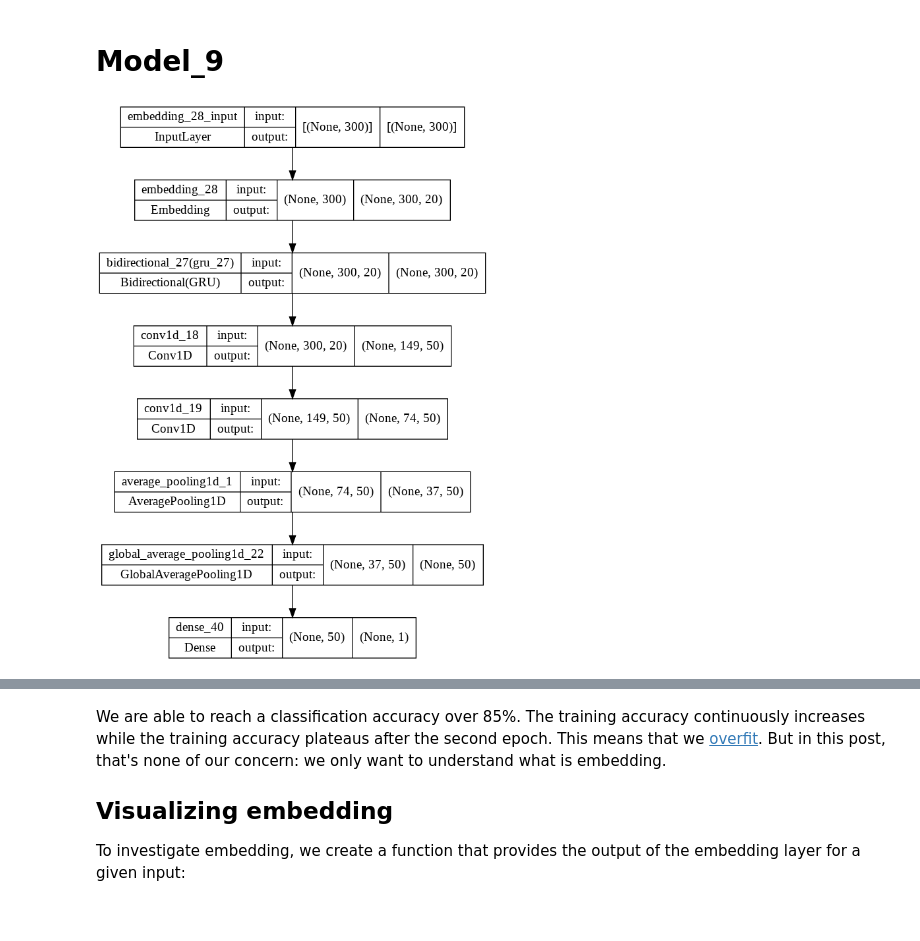
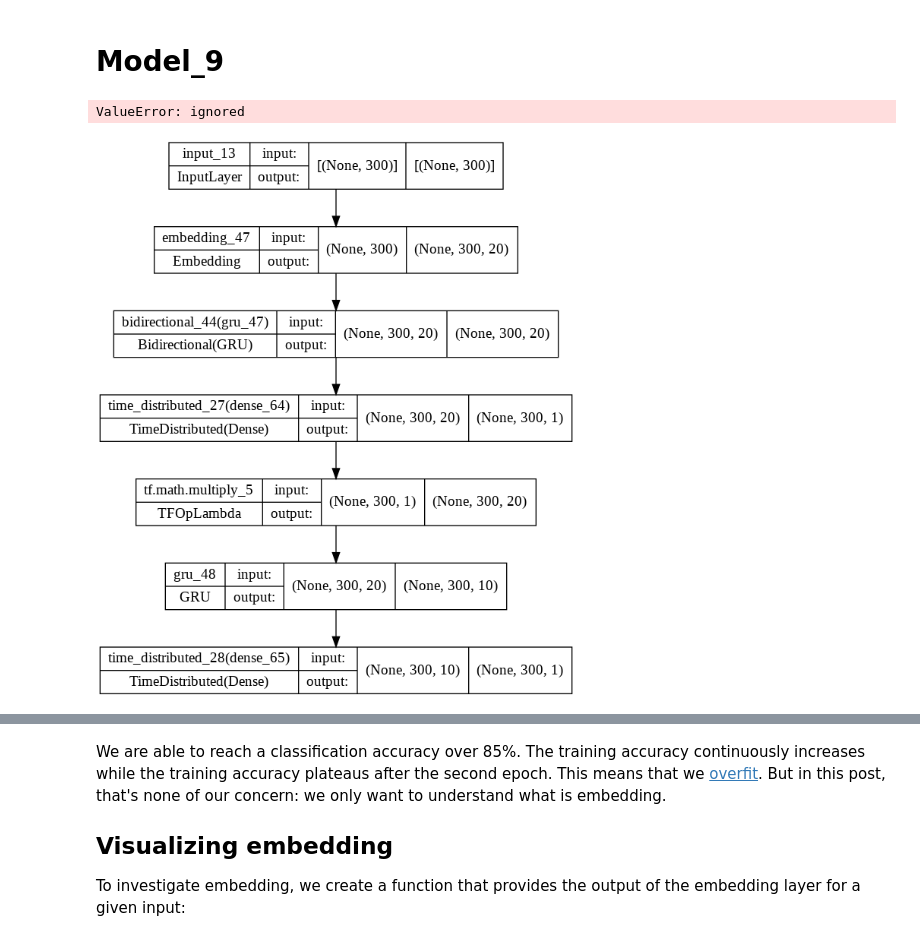
Before and after one commit to RuHsu015/This_is_my_Colab, a Jupyter notebook: 「deep_learning_hw2」的副本.ipynb, the cells around one changed output, grey strips where cells are left out. Saved outputs shown, nothing was run; the diff lists cells and outputs as text; code cells hidden in the pictures.

```diff
--- a/「deep_learning_hw2」的副本.ipynb
+++ b/「deep_learning_hw2」的副本.ipynb
@@ -983,30 +998,31 @@ model_8.save("imdb_model_8_2.h5")
 # %% [markdown]
 # Model_9
 # %%
-# changing GRU layer to input_len=300, embedding 20 dimensions
+from tensorflow.keras.utils import plot_model
+from tensorflow.keras.layers import Input, Embedding, Bidirectional, GRU, TimeDistributed, Dense, Conv1D, GlobalAveragePooling1D, Dropout, AveragePooling1D
+from tensorflow.keras import callbacks, Sequential
+from tensorflow.keras.models import Model
+import numpy as np
 
-from tensorflow.keras.utils import plot_model
-from tensorflow.keras.layers import Embedding, Bidirectional, GRU, TimeDistributed, Dense, Conv1D, GlobalAveragePooling1D, Dropout, AveragePooling1D
-from tensorflow.keras import callbacks, Sequential
+model_input = Input(shape=(300, ))
+embed = Embedding(len(vocabulary), 20, input_length=300)(model_input)
+BiGRU = Bidirectional(GRU(10,dropout=0.5,recurrent_regularizer=keras.regularizers.l2(),kernel_initializer="he_normal",go_backwards=True, return_sequences=True))(embed)
+atten = TimeDistributed(Dense(1, activation="relu"))(BiGRU)
+atten = Dense(1, activation="siftmax")(atten)
+sum = atten * BiGRU
+Decoder = GRU(10, dropout=0.5, return_sequences=True)(sum)
+model_output = TimeDistributed(Dense(1, activation="sigmoid"))(Decoder)
 
-model_9 = Sequential([
-  Embedding(len(vocabulary), 20, input_length=300),
-  Bidirectional(GRU(10,dropout=0.5,recurrent_regularizer=keras.regularizers.l2(),kernel_initializer="he_normal",go_backwards=True, return_sequences=True)),
-  Conv1D(filters=50, kernel_size=3, strides=2),
-  Conv1D(filters=50, kernel_size=3, strides=2),
-  AveragePooling1D(),
-  GlobalAveragePooling1D(),
-  Dense(1,activation="sigmoid")
+model = Model(model_input, model_output)
 
-])
-#
-model_9.compile(loss="binary_crossentropy",
-        optimizer=tf.optimizers.Nadam(learning_rate=0.001),
-        metrics=["binary_accuracy"])
+model.compile(loss="binary_crossentropy",
+       optimizer=tf.optimizers.Nadam(learning_rate=0.001),
+       metrics=["binary_accuracy"])
 callback = callbacks.EarlyStopping(monitor="val_loss", patience=3)
-
-
-plot_model(model = model_9, show_shapes = True)
 # %% [output]
-[figure, removed]
+ValueError: ignored
+# %%
+plot_model(model = model, show_shapes = True)
+# %% [output]
+[figure, added]
 # %%
```
Also changed, not shown: parts of 15 cells of this notebook.
